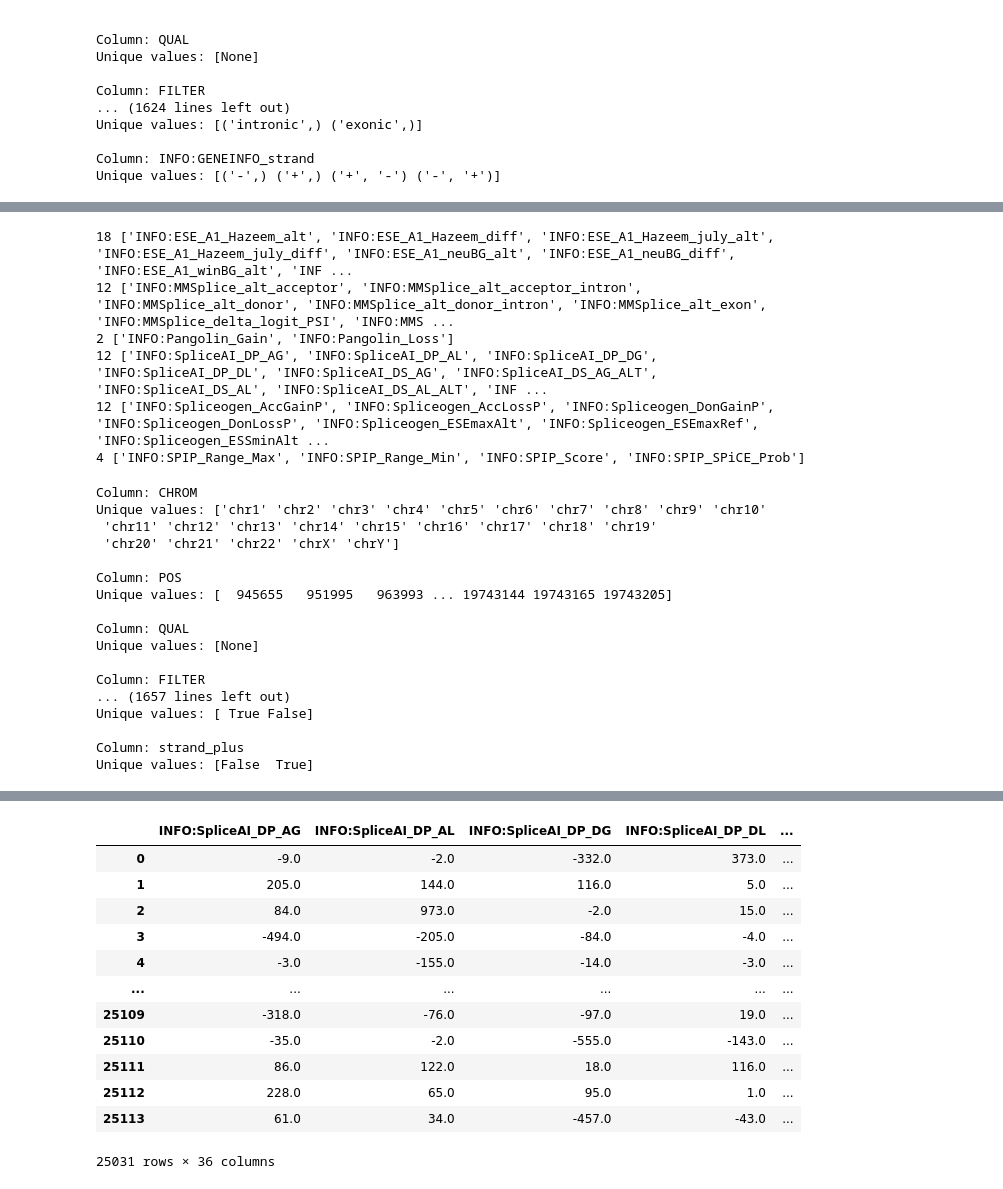
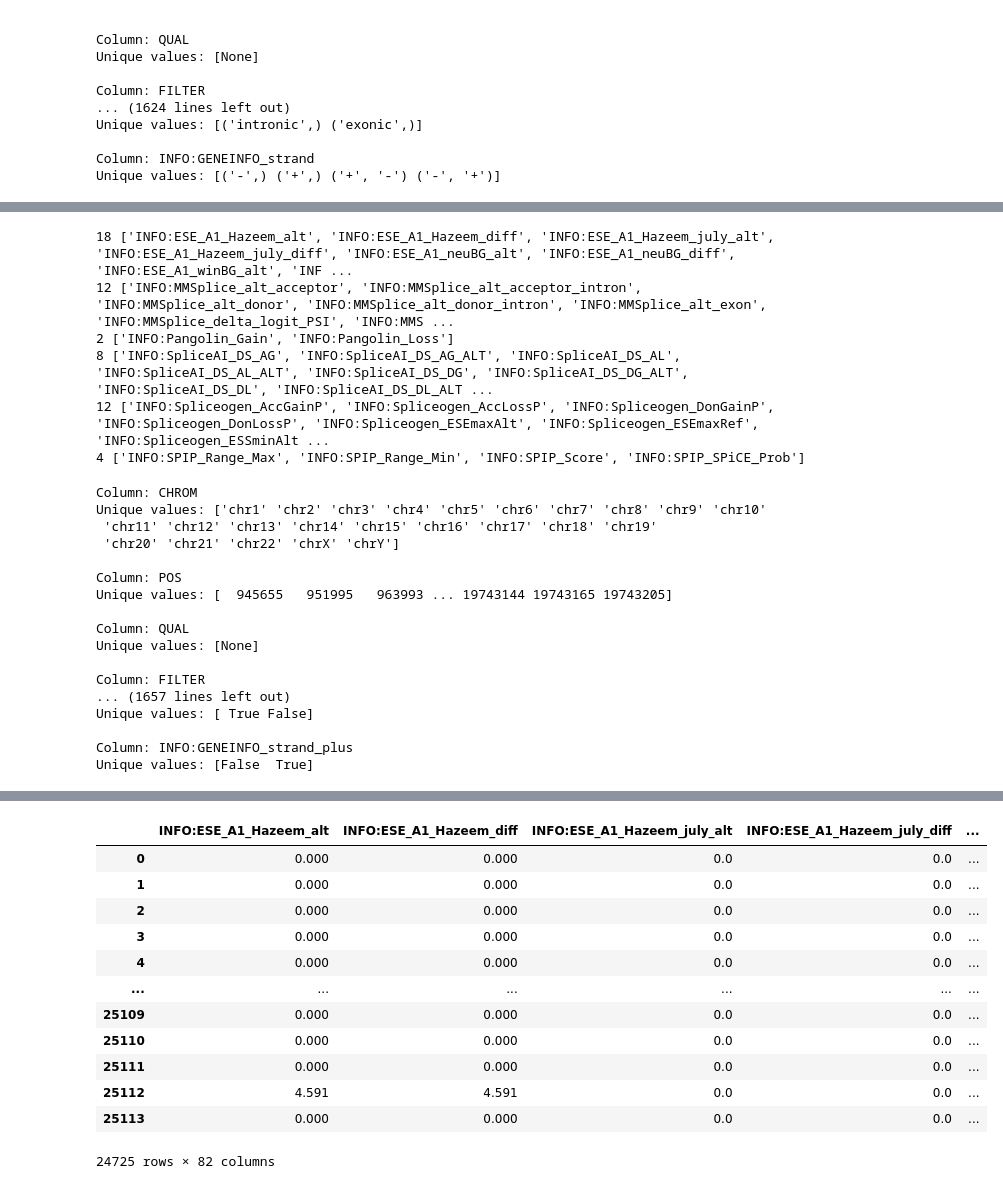
Before and after one commit to CCICB/introme, a Jupyter notebook: ESE/ML/2025_RF.ipynb, the cells around one changed output, grey strips where cells are left out. Saved outputs shown, nothing was run; the diff lists cells and outputs as text; code cells hidden in the pictures.

```diff
--- a/ESE/ML/2025_RF.ipynb
+++ b/ESE/ML/2025_RF.ipynb
@@ -163,7 +179,7 @@ ese        = [col for col in df.columns if col.startswith('INFO:ESE_')]
 mmsplice   = [col for col in df.columns if col.startswith('INFO:MMSplice_')]
 pangolin   = [col for col in df.columns if col.startswith('INFO:Pangolin_')]
 spip       = [col for col in df.columns if col.startswith('INFO:SPIP_')]
-spliceai   = [col for col in df.columns if col.startswith('INFO:SpliceAI_')]
+spliceai   = [col for col in df.columns if col.startswith('INFO:SpliceAI_DS')]
 spliceogen = [col for col in df.columns if col.startswith('INFO:Spliceogen_')]
 
 ensemble_scores = [ese, mmsplice, pangolin, spliceai, spliceogen, spip]
@@ -174,14 +190,15 @@ for l in ensemble_scores:
 18 ['INFO:ESE_A1_Hazeem_alt', 'INFO:ESE_A1_Hazeem_diff', 'INFO:ESE_A1_Hazeem_july_alt', 'INFO:ESE_A1_Hazeem_july_diff', 'INFO:ESE_A1_neuBG_alt', 'INFO:ESE_A1_neuBG_diff', 'INFO:ESE_A1_winBG_alt', 'INF ...
 12 ['INFO:MMSplice_alt_acceptor', 'INFO:MMSplice_alt_acceptor_intron', 'INFO:MMSplice_alt_donor', 'INFO:MMSplice_alt_donor_intron', 'INFO:MMSplice_alt_exon', 'INFO:MMSplice_delta_logit_PSI', 'INFO:MMS ...
 2 ['INFO:Pangolin_Gain', 'INFO:Pangolin_Loss']
-12 ['INFO:SpliceAI_DP_AG', 'INFO:SpliceAI_DP_AL', 'INFO:SpliceAI_DP_DG', 'INFO:SpliceAI_DP_DL', 'INFO:SpliceAI_DS_AG', 'INFO:SpliceAI_DS_AG_ALT', 'INFO:SpliceAI_DS_AL', 'INFO:SpliceAI_DS_AL_ALT', 'INF ...
+8 ['INFO:SpliceAI_DS_AG', 'INFO:SpliceAI_DS_AG_ALT', 'INFO:SpliceAI_DS_AL', 'INFO:SpliceAI_DS_AL_ALT', 'INFO:SpliceAI_DS_DG', 'INFO:SpliceAI_DS_DG_ALT', 'INFO:SpliceAI_DS_DL', 'INFO:SpliceAI_DS_DL_ALT ...
 12 ['INFO:Spliceogen_AccGainP', 'INFO:Spliceogen_AccLossP', 'INFO:Spliceogen_DonGainP', 'INFO:Spliceogen_DonLossP', 'INFO:Spliceogen_ESEmaxAlt', 'INFO:Spliceogen_ESEmaxRef', 'INFO:Spliceogen_ESSminAlt ...
 4 ['INFO:SPIP_Range_Max', 'INFO:SPIP_Range_Min', 'INFO:SPIP_Score', 'INFO:SPIP_SPiCE_Prob']
 # %%
 def assert_and_convert_single_float_tuples_allow_dot(df: pd.DataFrame, *,
-                                                    #  ok_nonnumerical: list[str],
+                                                     dots_largeminus: list[str],
                                                      dots_zeros: list[str],
-                                                     nans_zeros: list[str]) -> pd.DataFrame:
+                                                     nans_zeros: list[str],
+                                                     nans_large_minus: list[str]) -> pd.DataFrame:
     """
     For each column in df:
       - If the column contains any tuples, assert that every tuple is either:
@@ -227,10 +244,15 @@ def assert_and_convert_single_float_tuples_allow_dot(df: pd.DataFrame, *,
         def sanitise(x):
             if not (str(x) in ["", ".", "NaN", "nan", "None"]):
                 return x
+            # because spliceai can't do multinucleotide to multinucleotide variants.
+            if any(col.startswith(x) for x in dots_largeminus) and (str(x) == "." or str(x) == ""):
+                return -99999
             if any(col.startswith(x) for x in dots_zeros) and (str(x) == "." or str(x) == ""):
                 return 0
             if any(col.startswith(x) for x in nans_zeros) and str(x) in ["NaN", "nan", "None"]:
                 return 0
+            if any(col.startswith(x) for x in nans_large_minus) and str(x) in ["NaN", "nan", "None"]:
+                return -99999
             return x
 
         df[col] = df[col].apply(convert_tuple_to_float)
@@ -270,14 +292,14 @@ df_rem
 for col in [col for col in df.columns if col.startswith('INFO:AGcheck_')]:
     if not col.endswith('Created') and not col.endswith('Lost'):
         continue
-    # Convert AGcheck to 0 is dot, and 1 is minus OR plus
+    # Convert AGcheck_lost/created to 0 if dot, and 1 if minus OR plus strand
     df_rem[col] = (df_rem[col] != '.')
 
 df_rem = pd.get_dummies(df_rem, columns=['INFO:AGcheck_Variant_Type'])
 
 # Convert U12_Intron_Type to U12_Intron_Type ("U12" -> 1, otherwise 0)
 df_rem['INFO:U12_Intron_Type'] = (df_rem['INFO:U12_Intron_Type'] == 'U12')
-# Convert U12_strand to 0 is dot, and 1 is minus OR plus
+# Convert U12_strand to 0 if dot, and 1 if minus OR plus
 # df_rem['INFO:U12_strand'] = (df_rem['INFO:U12_strand'] != '.').astype(int)
 
 
@@ -285,8 +307,8 @@ df_rem = pd.get_dummies(df_rem, columns=['INFO:GENEINFO_gene_regions'])
 
 df_rem['INFO:GENEINFO_is_intronic'] = (df_rem['INFO:GENEINFO_is_intronic'] == ('intronic',))
 
-df_rem['strand_minus'] = df_rem['INFO:GENEINFO_strand'].apply(lambda x: '-' in x)
-df_rem['strand_plus'] = df_rem['INFO:GENEINFO_strand'].apply(lambda x: '+' in x)
+df_rem['INFO:GENEINFO_strand_minus'] = df_rem['INFO:GENEINFO_strand'].apply(lambda x: '-' in x)
+df_rem['INFO:GENEINFO_strand_plus'] = df_rem['INFO:GENEINFO_strand'].apply(lambda x: '+' in x)
 df_rem = df_rem.drop(columns=['INFO:GENEINFO_strand'])
 
 agcheck    = [col for col in df_rem.columns if col.startswith('INFO:AGcheck_')]
@@ -317,22 +339,27 @@ Column: FILTER
 ... (1657 lines left out)
 Unique values: [ True False]
 
-Column: strand_plus
+Column: INFO:GENEINFO_strand_plus
 Unique values: [False  True]
 # %%
-scores = spliceai
+from itertools import chain
+scores = list(chain.from_iterable(ensemble_scores))
+use_info = True
 
-from itertools import chain
 scores = scores.copy()
-scores.extend(list(chain.from_iterable(info)))
+if use_info:
+    scores.extend(list(chain.from_iterable(info)))
 columns = scores + ['ID_SVDBSplice']
 print(f"{len(columns)=} {columns=}")
 features = assert_and_convert_single_float_tuples_allow_dot(df_rem[columns],
-                                                            # dots_zeros=['INFO:Spliceogen_',
-                                                            #             'INFO:Branchpointer_'
-                                                            #             'INFO:U12_score'],
-                                                            dots_zeros=['INFO'],
-                                                            nans_zeros=[])
+                                                            dots_largeminus=['INFO:SpliceAI_DP',
+                                                                             'INFO:SPIP'],
+                                                            dots_zeros=['INFO:U12',
+                                                                        'INFO:Branchpointer',
+                                                                        'INFO:SpliceAI_DS',
+                                                                        'INFO:Spliceogen'],
+                                                            nans_zeros=[],
+                                                            nans_large_minus=['INFO:SPIP'])
 print("before:", len(features))
 
 bad_features = features[features.isin(["."]).any(axis=1)]
@@ -355,16 +392,16 @@ Index: []
-|  | INFO:SpliceAI_DP_AG | INFO:SpliceAI_DP_AL | INFO:SpliceAI_DP_DG | INFO:SpliceAI_DP_DL | ... |
-| 0 | -9.0 | -2.0 | -332.0 | 373.0 | ... |
-| 1 | 205.0 | 144.0 | 116.0 | 5.0 | ... |
-| 2 | 84.0 | 973.0 | -2.0 | 15.0 | ... |
-| 3 | -494.0 | -205.0 | -84.0 | -4.0 | ... |
-| 4 | -3.0 | -155.0 | -14.0 | -3.0 | ... |
+|  | INFO:ESE_A1_Hazeem_alt | INFO:ESE_A1_Hazeem_diff | INFO:ESE_A1_Hazeem_july_alt | INFO:ESE_A1_Hazeem_july_diff | ... |
+| 0 | 0.000 | 0.000 | 0.0 | 0.0 | ... |
+| 1 | 0.000 | 0.000 | 0.0 | 0.0 | ... |
+| 2 | 0.000 | 0.000 | 0.0 | 0.0 | ... |
+| 3 | 0.000 | 0.000 | 0.0 | 0.0 | ... |
+| 4 | 0.000 | 0.000 | 0.0 | 0.0 | ... |
 | ... | ... | ... | ... | ... | ... |
-| 25109 | -318.0 | -76.0 | -97.0 | 19.0 | ... |
-| 25110 | -35.0 | -2.0 | -555.0 | -143.0 | ... |
-| 25111 | 86.0 | 122.0 | 18.0 | 116.0 | ... |
-| 25112 | 228.0 | 65.0 | 95.0 | 1.0 | ... |
-| 25113 | 61.0 | 34.0 | -457.0 | -43.0 | ... |
+| 25109 | 0.000 | 0.000 | 0.0 | 0.0 | ... |
+| 25110 | 0.000 | 0.000 | 0.0 | 0.0 | ... |
+| 25111 | 0.000 | 0.000 | 0.0 | 0.0 | ... |
+| 25112 | 4.591 | 4.591 | 0.0 | 0.0 | ... |
+| 25113 | 0.000 | 0.000 | 0.0 | 0.0 | ... |
-25031 rows × 36 columns
+24725 rows × 82 columns
 # %%
 target = features['ID_SVDBSplice']
 features = features.drop(columns=['ID_SVDBSplice'])
```
Also changed, not shown: parts of 12 cells of this notebook, 1 other file.
